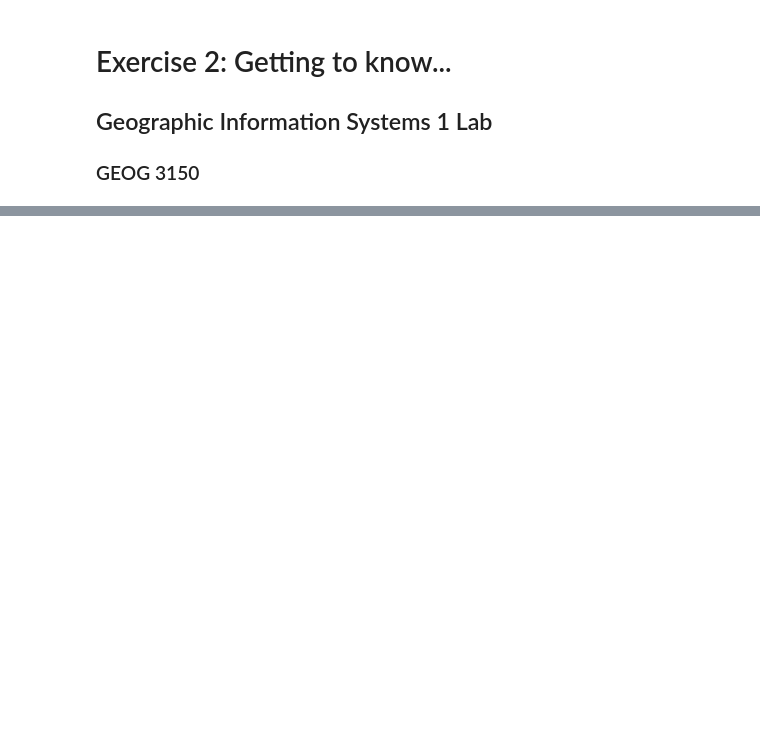
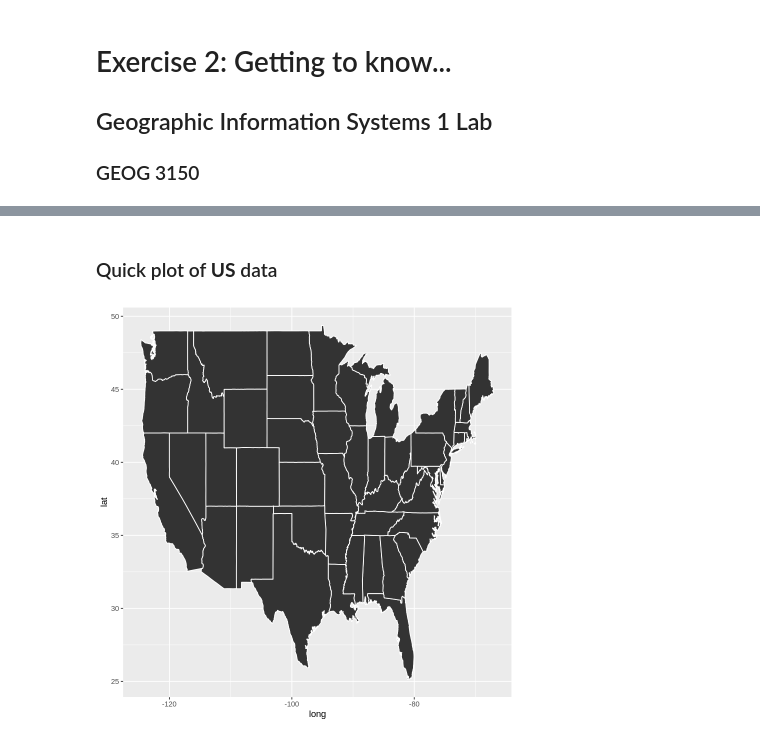
Before and after one commit to chrismgentry/GIS1-Exercise-2, a Jupyter notebook: GIS1_EX2.ipynb, the cells around one changed output, grey strips where cells are left out. Cells and saved outputs as stored; diff of their text form; code cells hidden in the pictures; blank space fills up the shorter version.

```diff
--- a/GIS1_EX2.ipynb
+++ b/GIS1_EX2.ipynb
@@ -194,0 +106,6 @@ ggplot() + geom_polygon(data = states, aes(x=long, y=lat, group=group), fill = "
+# %% [markdown]
+### Quick plot of **US** data
+# %%
+ggplot(us) + geom_polygon(aes(x=long, y=lat, group=group), color="white")
+# %% [output]
+[figure, added]
```
Also changed, not shown: parts of 52 cells of this notebook, 2 other files.
